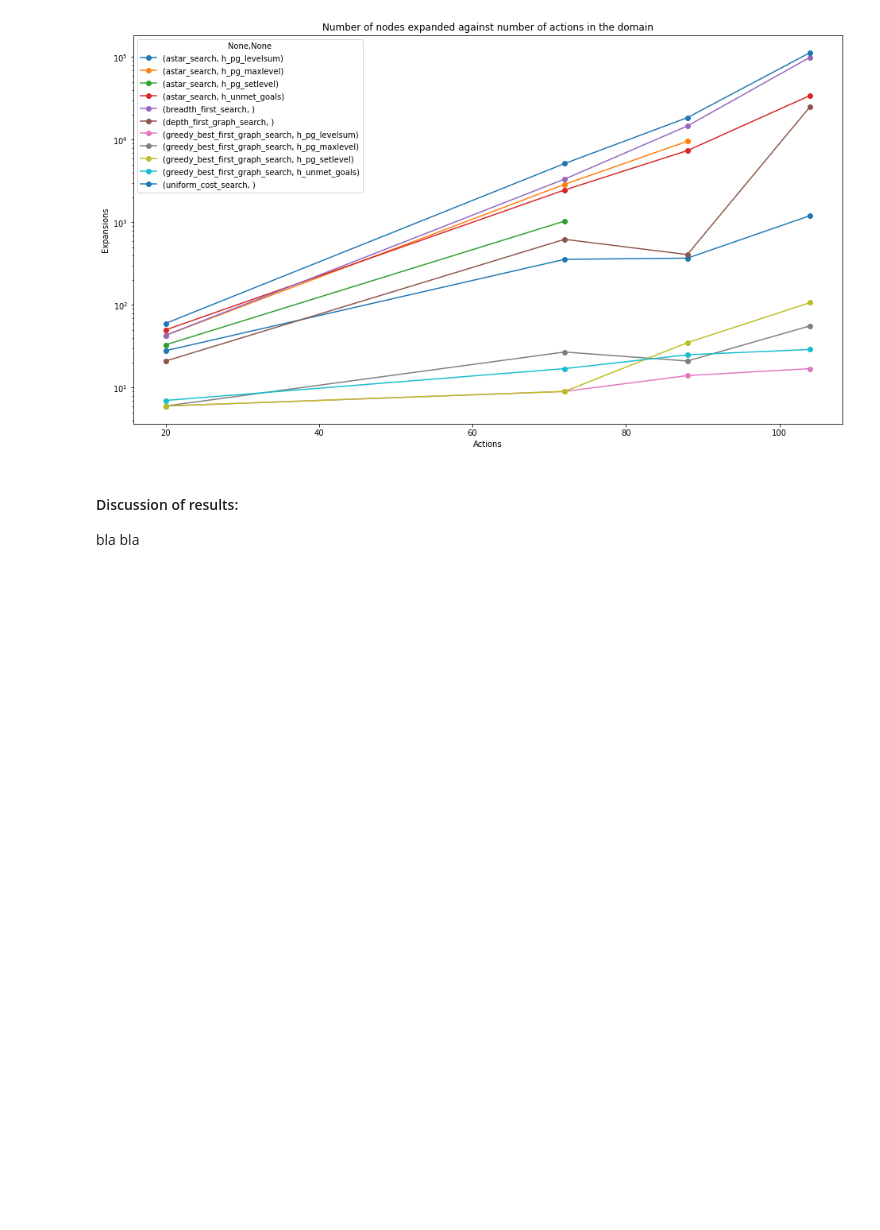
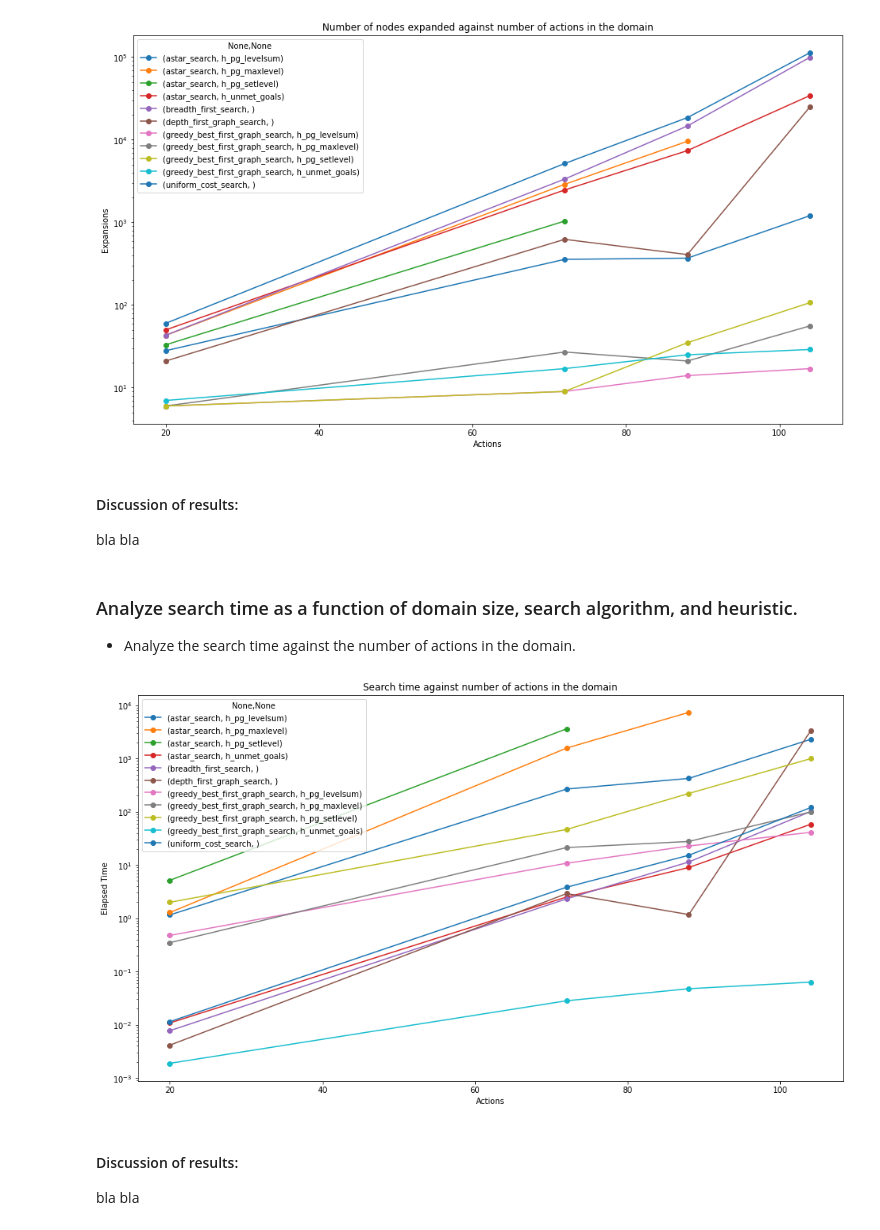
Before and after one commit to johngreibelarsen/ai-classical-planning, a Jupyter notebook: forward_planning_agent.ipynb, the cells around one changed output. Cells and saved outputs as stored; diff of their text form; code cells hidden in the pictures; blank space fills up the shorter version.

Commit message:
Started to analyze the search time as a function of domain size, search algorithm, and heuristic

```diff
--- a/forward_planning_agent.ipynb
+++ b/forward_planning_agent.ipynb
@@ -109,3 +109,21 @@ plt.show()
 # %% [markdown]
 #### Discussion of results:
 bla bla
+# %% [markdown]
+### Analyze search time as a function of domain size, search algorithm, and heuristic.
+
+- Analyze the search time against the number of actions in the domain.
+# %%
+import matplotlib.pyplot as plt
+
+df_plot = df_combined.reset_index()
+df_plot = df_plot.set_index('Actions', inplace=False)
+df_plot.groupby(['Search_Algo', 'Heuristic'])['Elapsed_Time'].plot(ylabel='Elapsed Time', legend=True, marker='o',
+                                                                 figsize=(16,9), logy=True,
+                                                                 title='Search time against number of actions in the domain')
+plt.show()
+# %% [output]
+[figure, added]
+# %% [markdown]
+#### Discussion of results:
+bla bla
```
